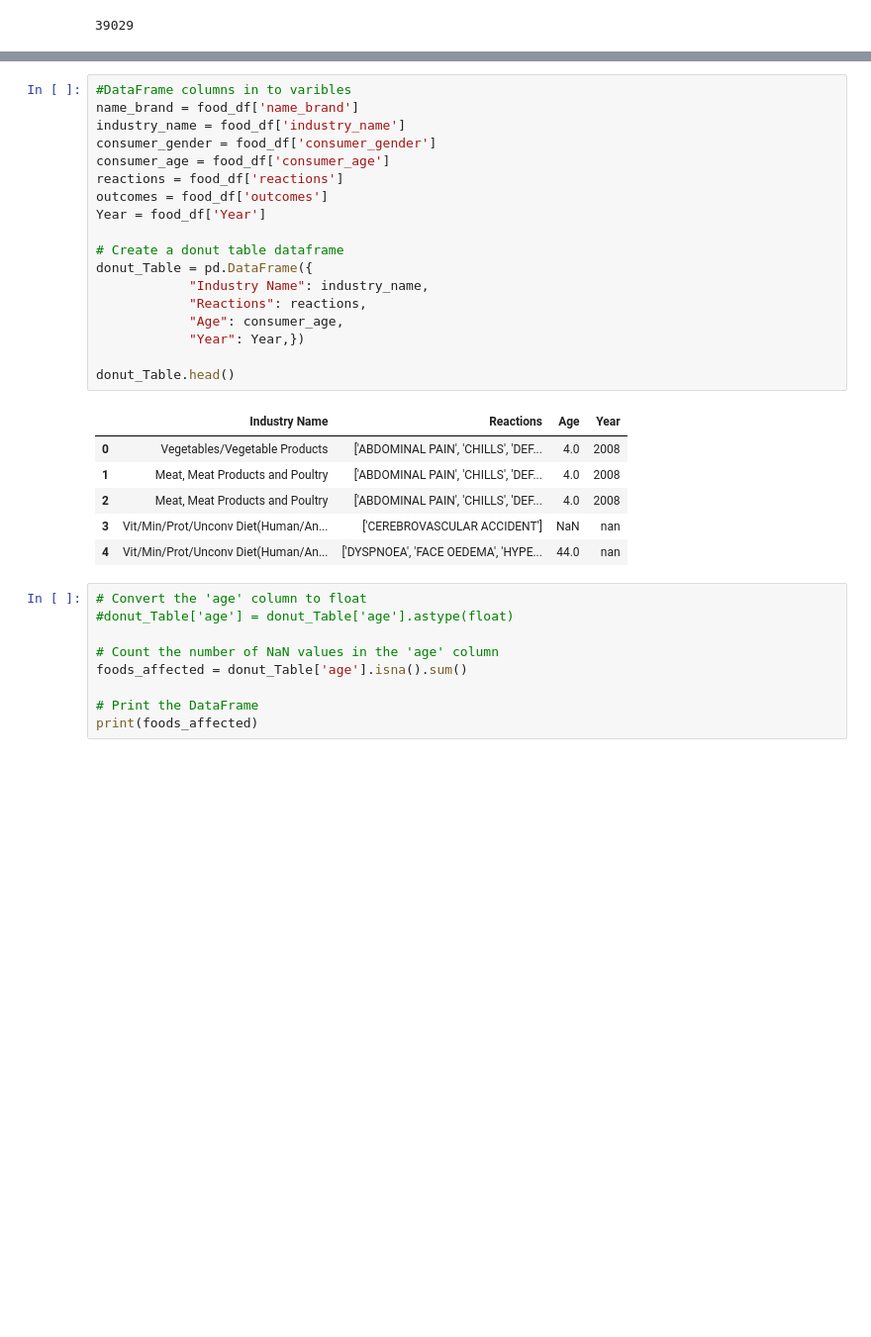
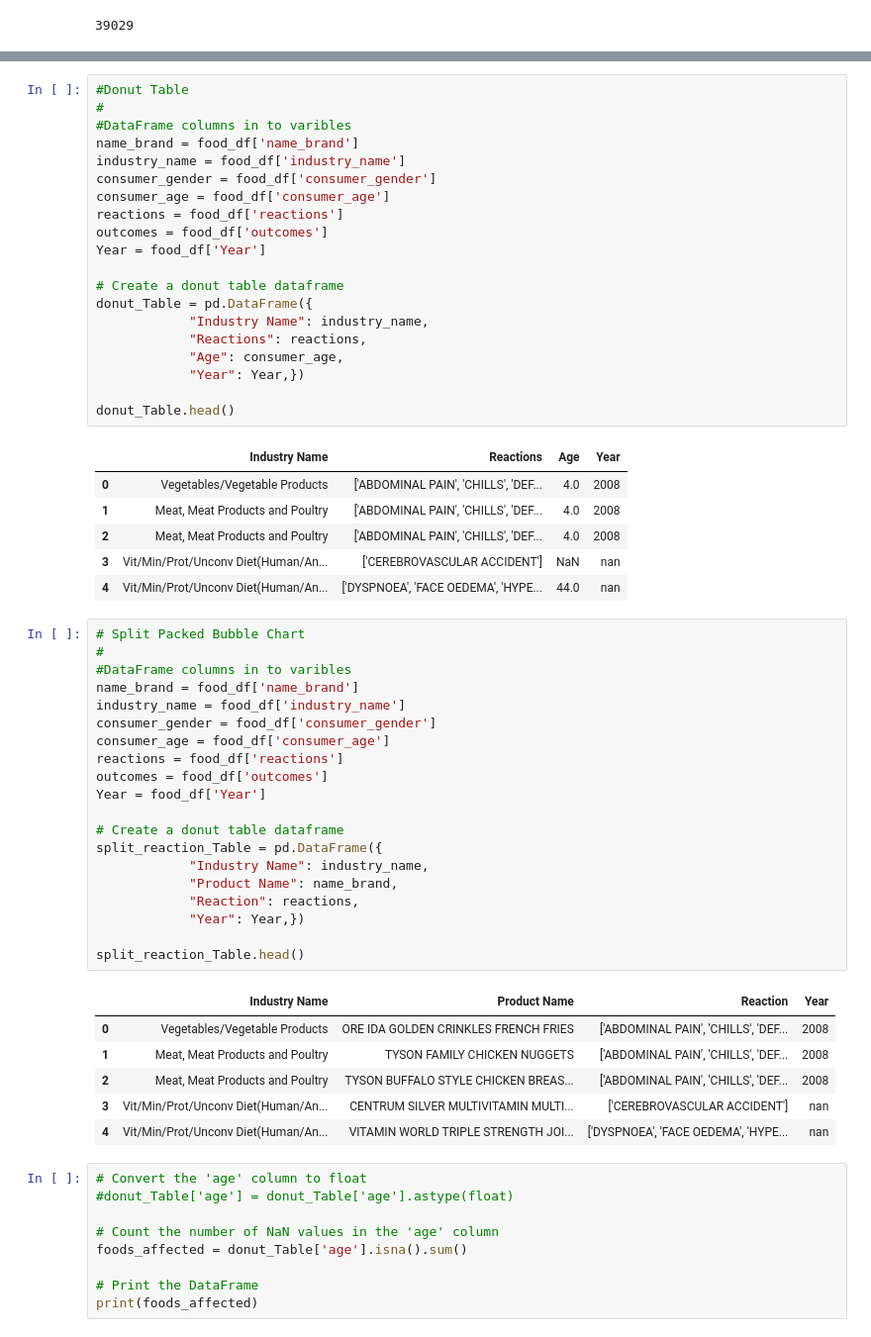
Before and after one commit to Mackshow/Project-3---Food-Recall-Data, a Jupyter notebook: Food Event working (incomplete).ipynb, the cells around one changed output, grey strips where cells are left out. Shown at 99% size. Drawn from its saved outputs; the diff is of its cells as text; blank space fills up the shorter version.

Commit message:
split reaction table

```diff
--- a/Food Event working (incomplete).ipynb
+++ b/Food Event working (incomplete).ipynb
@@ -158,6 +158,8 @@ female_cancer_newTable.head()
 | 3 | CENTRUM SILVER MULTIVITAMIN MULTI... | Vit/Min/Prot/Unconv Diet(Human/An... | NaN | NaN | ['CEREBROVASCULAR ACCIDENT'] | ['Other Serious or Important Medi... |
 | 4 | VITAMIN WORLD TRIPLE STRENGTH JOI... | Vit/Min/Prot/Unconv Diet(Human/An... | Female | 44.0 | ['DYSPNOEA', 'FACE OEDEMA', 'HYPE... | ['Other Serious or Important Medi... |
 # %%
+#Donut Table
+#
 #DataFrame columns in to varibles
 name_brand = food_df['name_brand']
 industry_name = food_df['industry_name']
@@ -182,6 +184,33 @@ donut_Table.head()
 | 2 | Meat, Meat Products and Poultry | ['ABDOMINAL PAIN', 'CHILLS', 'DEF... | 4.0 | 2008 |
 | 3 | Vit/Min/Prot/Unconv Diet(Human/An... | ['CEREBROVASCULAR ACCIDENT'] | NaN | nan |
 | 4 | Vit/Min/Prot/Unconv Diet(Human/An... | ['DYSPNOEA', 'FACE OEDEMA', 'HYPE... | 44.0 | nan |
+# %%
+# Split Packed Bubble Chart
+#
+#DataFrame columns in to varibles
+name_brand = food_df['name_brand']
+industry_name = food_df['industry_name']
+consumer_gender = food_df['consumer_gender']
+consumer_age = food_df['consumer_age']
+reactions = food_df['reactions']
+outcomes = food_df['outcomes']
+Year = food_df['Year']
+
+# Create a donut table dataframe
+split_reaction_Table = pd.DataFrame({
+            "Industry Name": industry_name,
+            "Product Name": name_brand,
+            "Reaction": reactions,
+            "Year": Year,})
+
+split_reaction_Table.head()
+# %% [output]
+|  | Industry Name | Product Name | Reaction | Year |
+| 0 | Vegetables/Vegetable Products | ORE IDA GOLDEN CRINKLES FRENCH FRIES | ['ABDOMINAL PAIN', 'CHILLS', 'DEF... | 2008 |
+| 1 | Meat, Meat Products and Poultry | TYSON FAMILY CHICKEN NUGGETS | ['ABDOMINAL PAIN', 'CHILLS', 'DEF... | 2008 |
+| 2 | Meat, Meat Products and Poultry | TYSON BUFFALO STYLE CHICKEN BREAS... | ['ABDOMINAL PAIN', 'CHILLS', 'DEF... | 2008 |
+| 3 | Vit/Min/Prot/Unconv Diet(Human/An... | CENTRUM SILVER MULTIVITAMIN MULTI... | ['CEREBROVASCULAR ACCIDENT'] | nan |
+| 4 | Vit/Min/Prot/Unconv Diet(Human/An... | VITAMIN WORLD TRIPLE STRENGTH JOI... | ['DYSPNOEA', 'FACE OEDEMA', 'HYPE... | nan |
 # %%
 # Convert the 'age' column to float
 #donut_Table['age'] = donut_Table['age'].astype(float)
```
